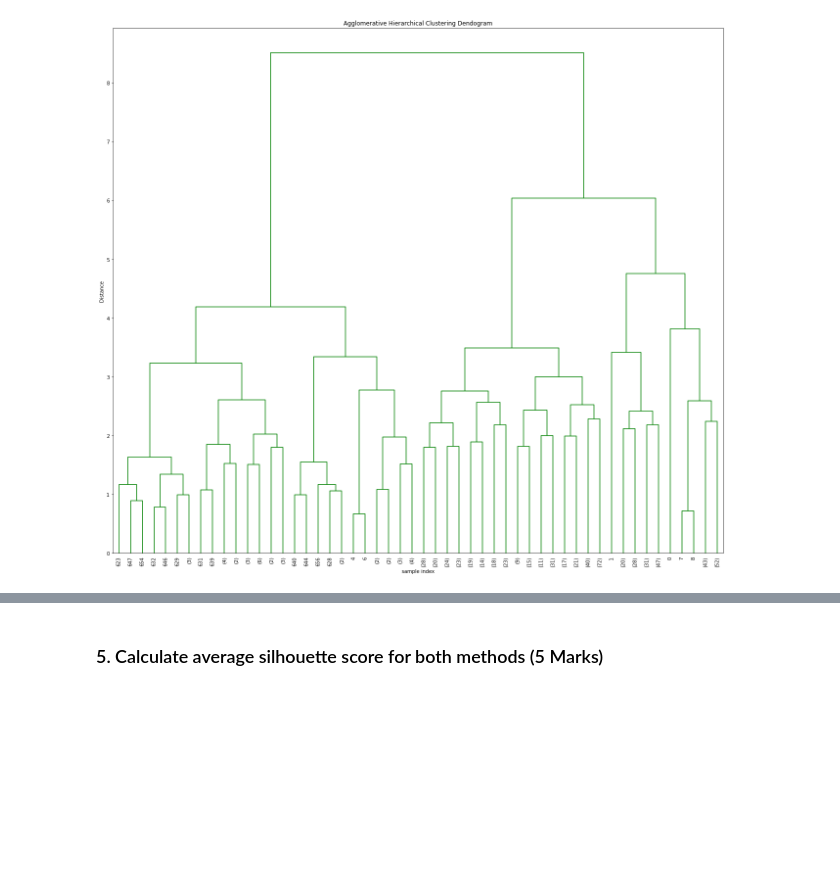
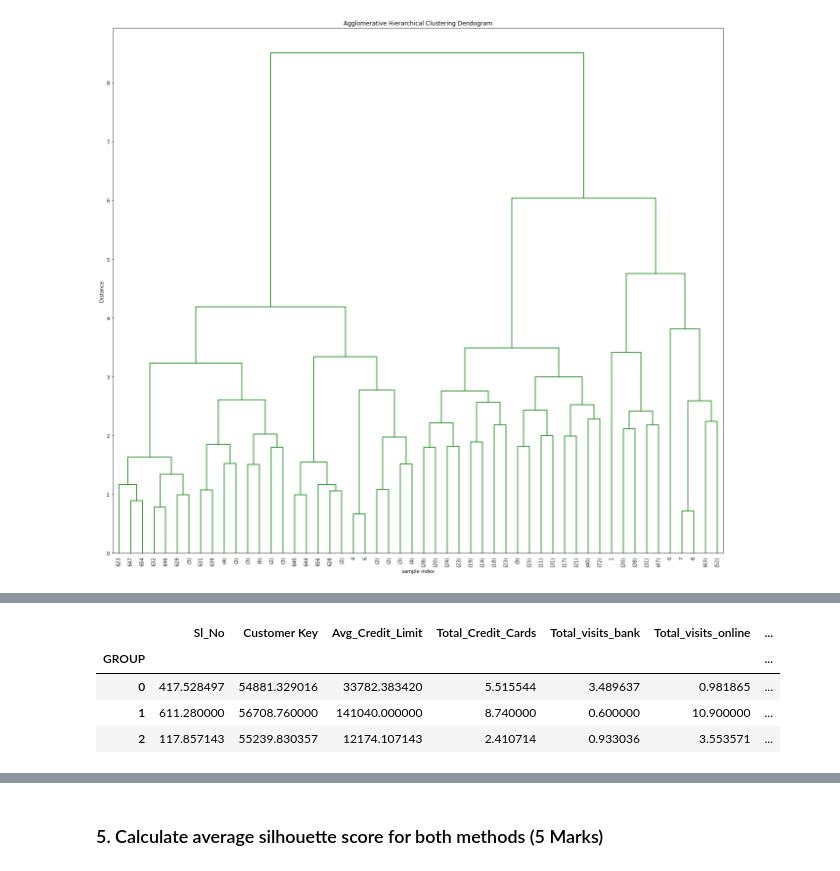
Before and after one commit to GreatLearningAIML1/gl-pgp-aiml-uta-intl-may20-prasadwrites, a Jupyter notebook: Unsupervised Learning/USL-Project_AlllifeCreditCardCustomerSegmentation.ipynb, the cells around one changed output, grey strips where cells are left out. Cells and saved outputs as stored; diff of their text form; code cells hidden in the pictures; blank space fills up the shorter version.

```diff
--- a/Unsupervised Learning/USL-Project_AlllifeCreditCardCustomerSegmentation.ipynb
+++ b/Unsupervised Learning/USL-Project_AlllifeCreditCardCustomerSegmentation.ipynb
@@ -229,0 +267,9 @@ hcomplete_clusters = fcluster(Z_complete, max_d, criterion='distance')
+# %%
+customerDataClust_h = df.groupby(['GROUP'])
+customerDataClust_h.mean()
+# %% [output]
+|  | Sl_No | Customer Key | Avg_Credit_Limit | Total_Credit_Cards | Total_visits_bank | Total_visits_online | ... |
+| GROUP |  |  |  |  |  |  | ... |
+| 0 | 417.528497 | 54881.329016 | 33782.383420 | 5.515544 | 3.489637 | 0.981865 | ... |
+| 1 | 611.280000 | 56708.760000 | 141040.000000 | 8.740000 | 0.600000 | 10.900000 | ... |
+| 2 | 117.857143 | 55239.830357 | 12174.107143 | 2.410714 | 0.933036 | 3.553571 | ... |
```
Also changed, not shown: parts of 37 cells of this notebook, 2 other files.
